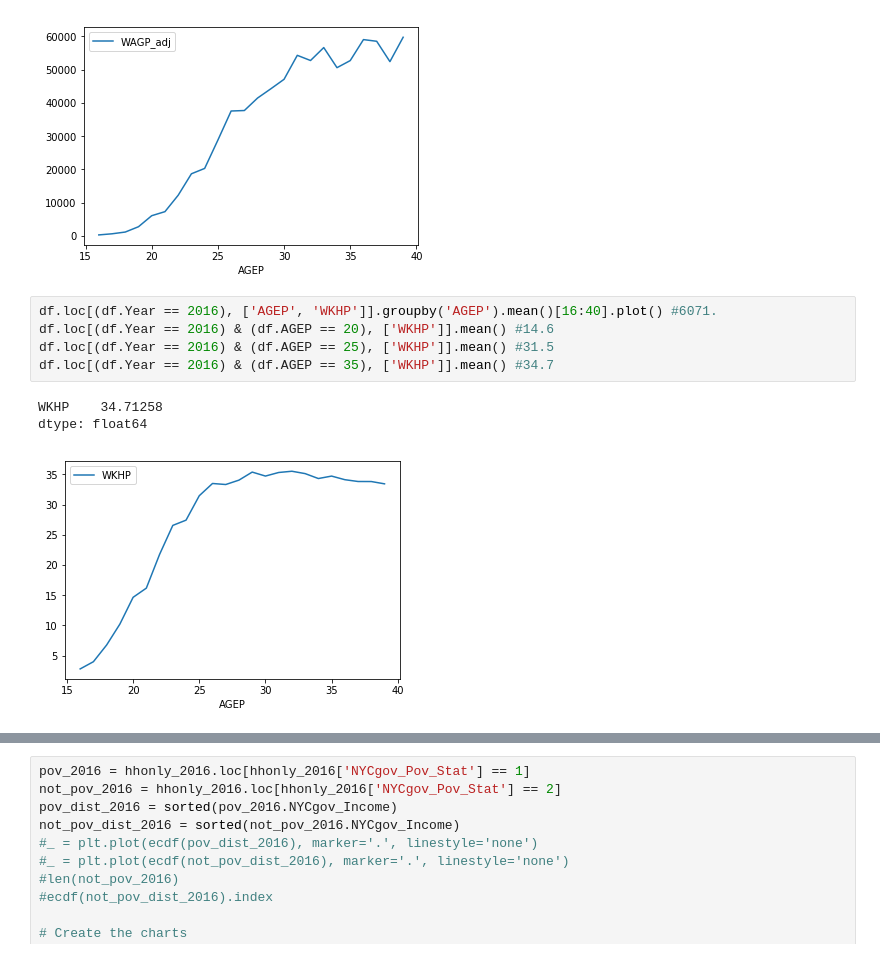
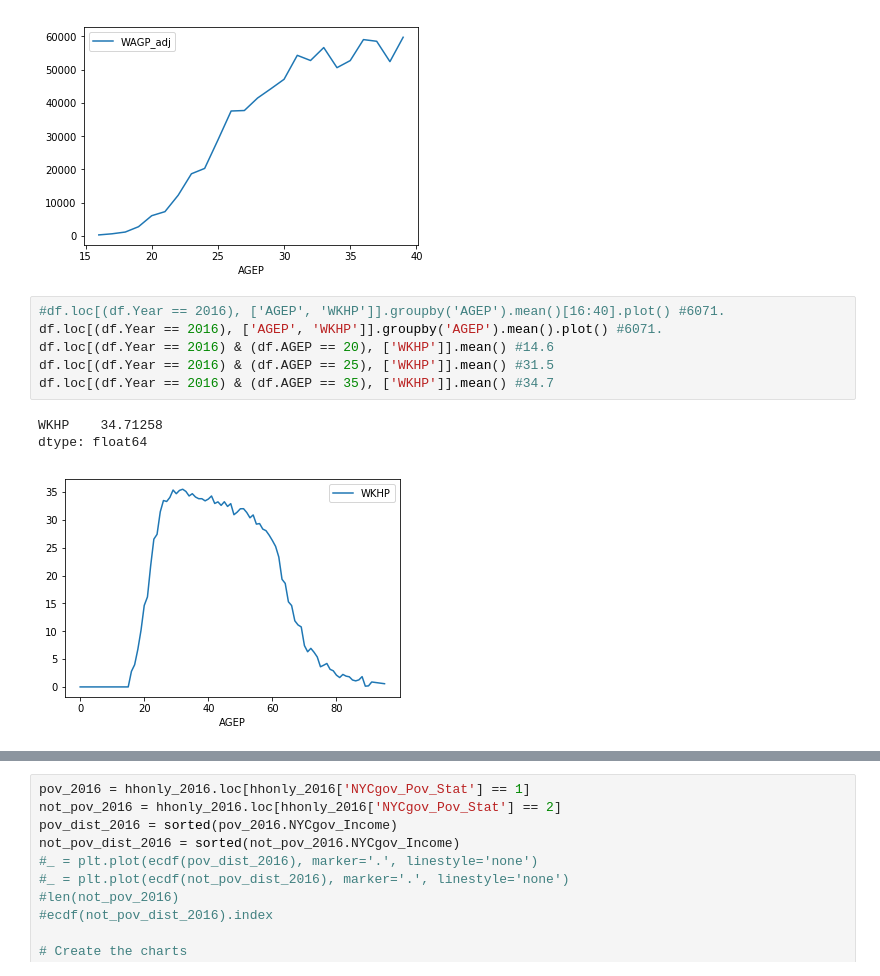
Before and after one commit to c74p/Capstone-NYCPoverty, a Jupyter notebook: Capstone Project 1 - Poverty/alldraft.ipynb, the cells around one changed output, grey strips where cells are left out. Drawn from its saved outputs; the diff is of its cells as text.

```diff
--- a/Capstone Project 1 - Poverty/alldraft.ipynb
+++ b/Capstone Project 1 - Poverty/alldraft.ipynb
@@ -719,11 +779,12 @@ WAGP_adj    28826.119248
 dtype: float64
 [figure]
 # %%
-df.loc[(df.Year == 2016), ['AGEP', 'WKHP']].groupby('AGEP').mean()[16:40].plot() #6071.
+#df.loc[(df.Year == 2016), ['AGEP', 'WKHP']].groupby('AGEP').mean()[16:40].plot() #6071.
+df.loc[(df.Year == 2016), ['AGEP', 'WKHP']].groupby('AGEP').mean().plot() #6071.
 df.loc[(df.Year == 2016) & (df.AGEP == 20), ['WKHP']].mean() #14.6
 df.loc[(df.Year == 2016) & (df.AGEP == 25), ['WKHP']].mean() #31.5
 df.loc[(df.Year == 2016) & (df.AGEP == 35), ['WKHP']].mean() #34.7
 # %% [output]
 WKHP    34.71258
 dtype: float64
-[figure, old version]
+[figure, new version]
```
Also changed, not shown: parts of 135 cells of this notebook.
